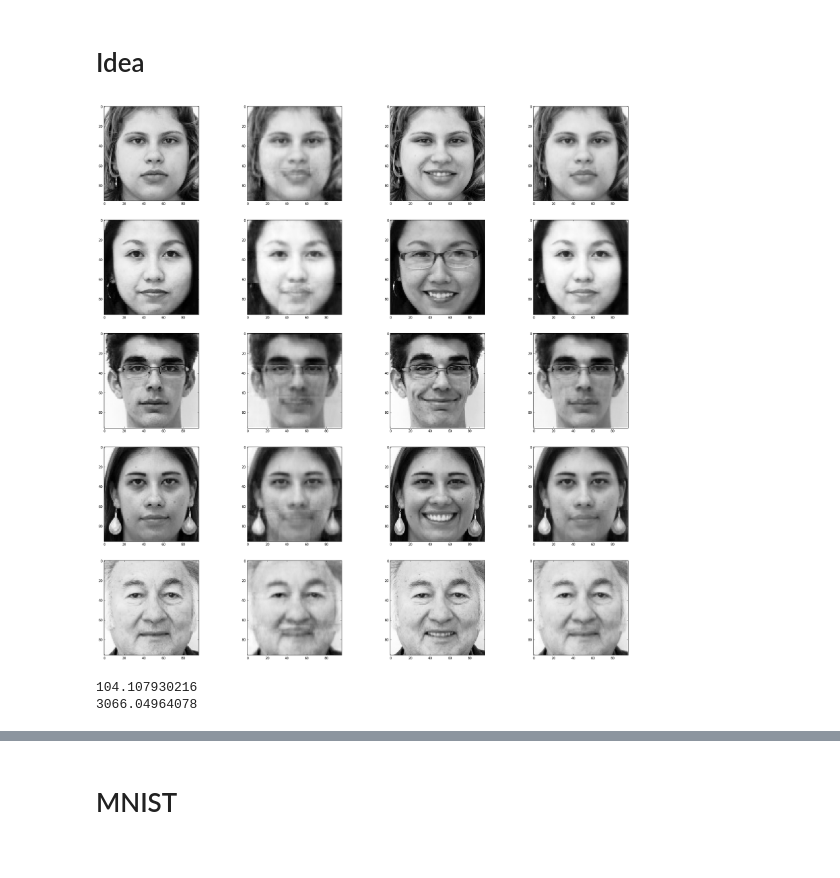
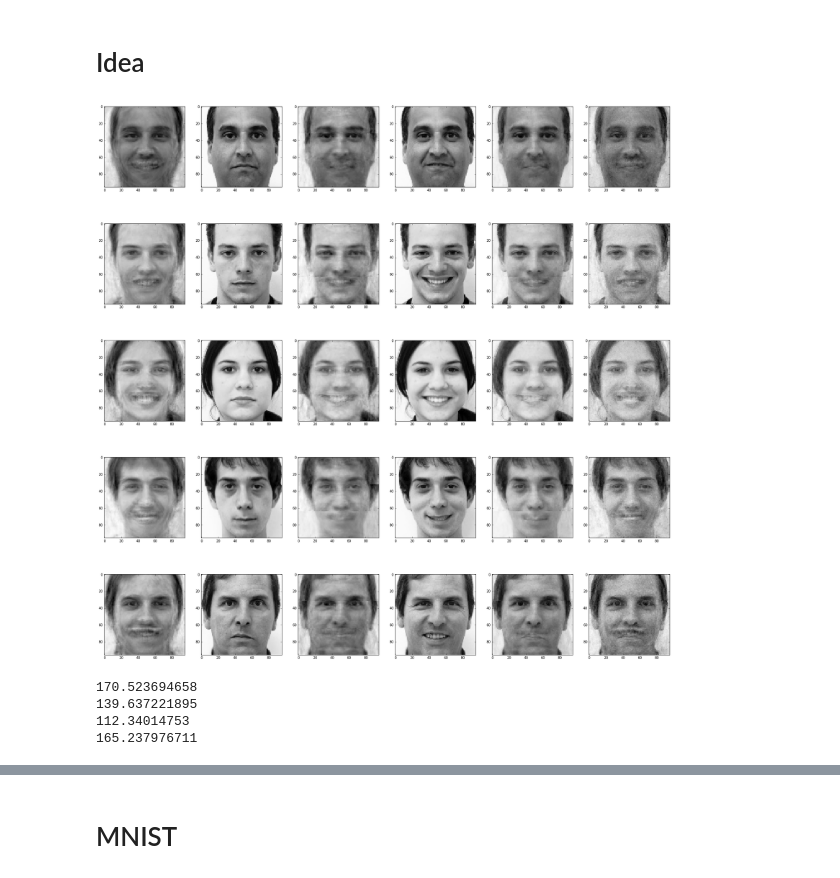
Before and after one commit to ehlemur-zz/BP, a Jupyter notebook: SOP Scratchpad.ipynb, the cells around one changed output, grey strips where cells are left out. Drawn from its saved outputs; the diff is of its cells as text; code cells hidden in the pictures.

```diff
--- a/SOP Scratchpad.ipynb
+++ b/SOP Scratchpad.ipynb
@@ -269,8 +241,20 @@ pred2 = idea.predict(neutral_test) + neutral_test
+# %%
+idea2 = Idea(alpha=40, d=32).fit(neutral_training, smiling_training-neutral_training)
+# %%
+pred2 = normalize(idea2.predict(neutral_test) + neutral_test)
+# %%
+idea3 = sklLinear.Ridge(alpha=0).fit(neutral_training, smiling_training-neutral_training)
+# %%
+pred3 = normalize(idea3.predict(neutral_test)+neutral_test)
 # %%
-plot_many(FACES_SHAPE, 4, neutral_test[:5], pred[:5], smiling_test[:5], pred2[:5])
+plot_many(FACES_SHAPE, 6, baseline[:5], neutral_test[:5], pred[:5], smiling_test[:5], pred2[:5], pred3[:5])
+print MSE(smiling_test, baseline)
 print MSE(smiling_test, pred)
 print MSE(smiling_test, pred2)
+print MSE(smiling_test, pred3)
 # %% [output]
-[figure, old version]
+[figure, new version]
-104.107930216
-3066.04964078
+170.523694658
+139.637221895
+112.34014753
+165.237976711
```
Also changed, not shown: parts of 11 cells of this notebook.
